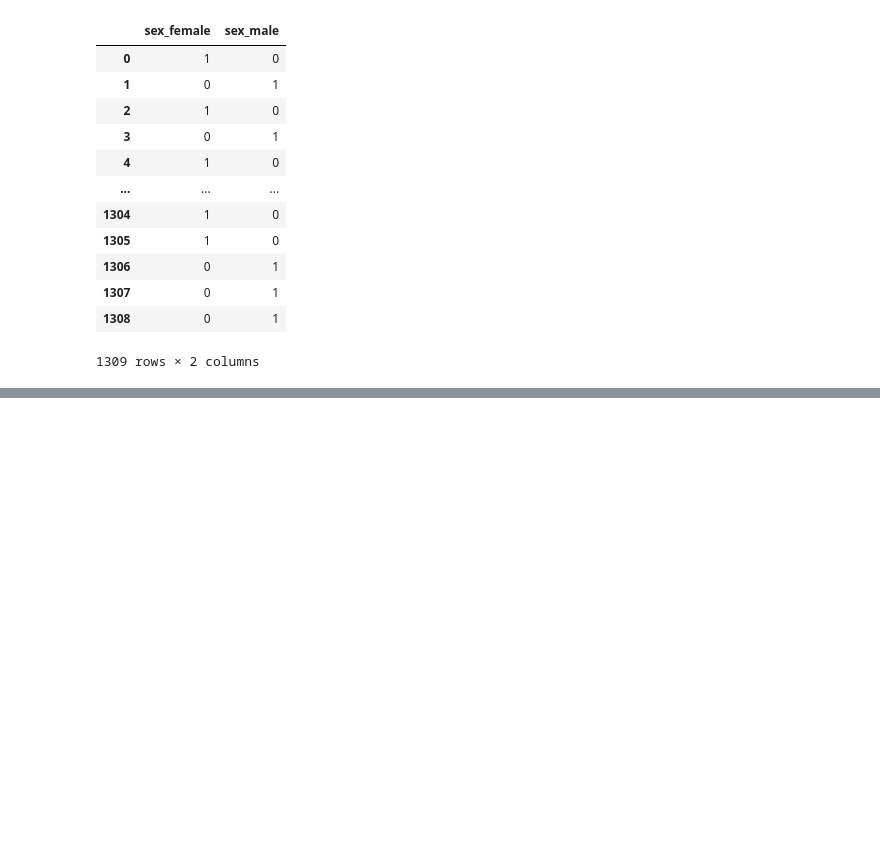
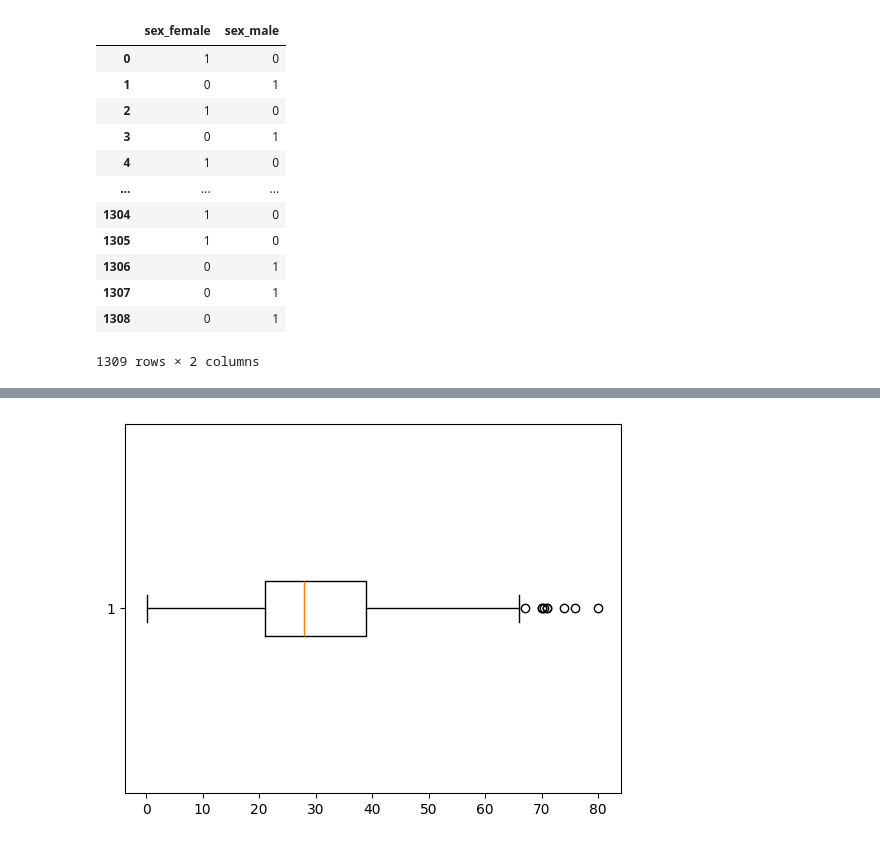
Before and after one commit to RodolfoQuintanilla/TITANIC, a Jupyter notebook: Index.ipynb, the cells around one changed output, grey strips where cells are left out. Cells and saved outputs as stored; diff of their text form; code cells hidden in the pictures; blank space fills up the shorter version.

```diff
--- a/Index.ipynb
+++ b/Index.ipynb
@@ -218,3 +218,7 @@ one_hot_encoded_df
 | 1307 | 0 | 1 |
 | 1308 | 0 | 1 |
 1309 rows × 2 columns
+# %%
+#unir dataframes
+df = pd.concat([df, one_hot_encoded_df], axis=1)
+df
@@ -220,0 +239,3 @@ one_hot_encoded_df
+# %%
+df.drop('sex', axis=1, inplace=True)
+df
@@ -220,0 +276,2 @@ one_hot_encoded_df
+# %%
+df.drop(['name','ticket','cabin', 'embarked', 'boat', 'body', 'home.dest'], axis=1, inplace=True)
@@ -220,0 +298,5 @@ one_hot_encoded_df
+# %%
+plt.boxplot(df['age'].dropna(), vert=False)
+plt.show()
+# %% [output]
+[figure, added]
```
Also changed, not shown: parts of 29 cells of this notebook.
